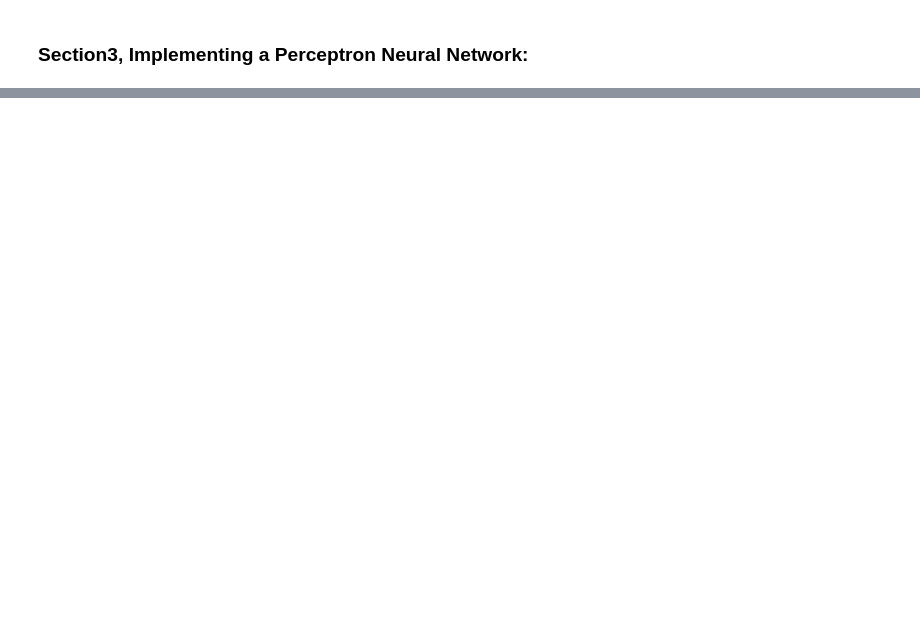
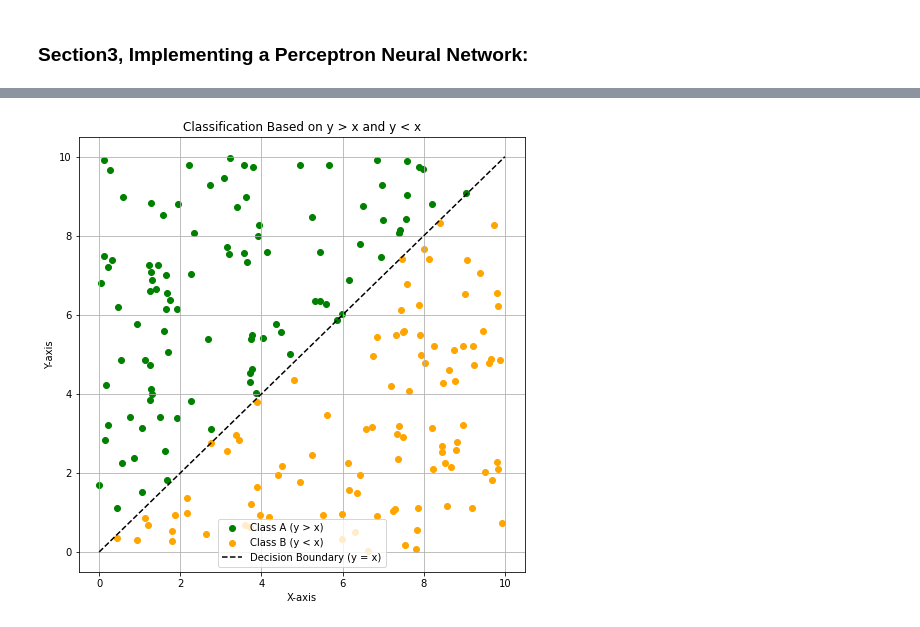
Before and after one commit to Ramtin-BeheshtAeen/intro-to-ml-code, a Jupyter notebook: introduction_to_machine_learning/session-4-Linear Classification and Perceptron Neural Network.ipynb, the cells around one changed output, grey strips where cells are left out. Cells and saved outputs as stored; diff of their text form; code cells hidden in the pictures; blank space fills up the shorter version.

```diff
--- a/introduction_to_machine_learning/session-4-Linear Classification and Perceptron Neural Network.ipynb
+++ b/introduction_to_machine_learning/session-4-Linear Classification and Perceptron Neural Network.ipynb
@@ -178,0 +263,27 @@ SyntaxError: expected ':' (Temp/ipykernel_10872/465624395.py, line 9)
+# %%
+def generate_ab_class(n_points=100):
+    dataset_A = []
+    dataset_B = []
+    while len(dataset_A) < n_points or len(dataset_B) < n_points:
+        x = np.random.uniform(0, 10)
+        y = np.random.uniform(0, 10)
+        if y > x and len(dataset_A) < n_points:
+            dataset_A.append([x, y])
+        elif y < x and len(dataset_B) < n_points:
+            dataset_B.append([x, y])
+    return np.array(dataset_A), np.array(dataset_B)
+
+class_A_LS, class_B_LS = generate_ab_class()
+# %%
+plt.figure(figsize=(8, 8))
+plt.scatter(class_A_LS[:, 0], class_A_LS[:, 1], color='green', label='Class A (y > x)')
+plt.scatter(class_B_LS[:, 0], class_B_LS[:, 1], color='orange', label='Class B (y < x)')
+plt.plot([0, 10], [0, 10], color='black', linestyle='--', label='Decision Boundary (y = x)')
+plt.xlabel('X-axis')
+plt.ylabel('Y-axis')
+plt.title('Classification Based on y > x and y < x')
+plt.legend()
+plt.grid(True)
+plt.show()
+# %% [output]
+[figure, added]
```
Also changed, not shown: parts of 14 cells of this notebook.
